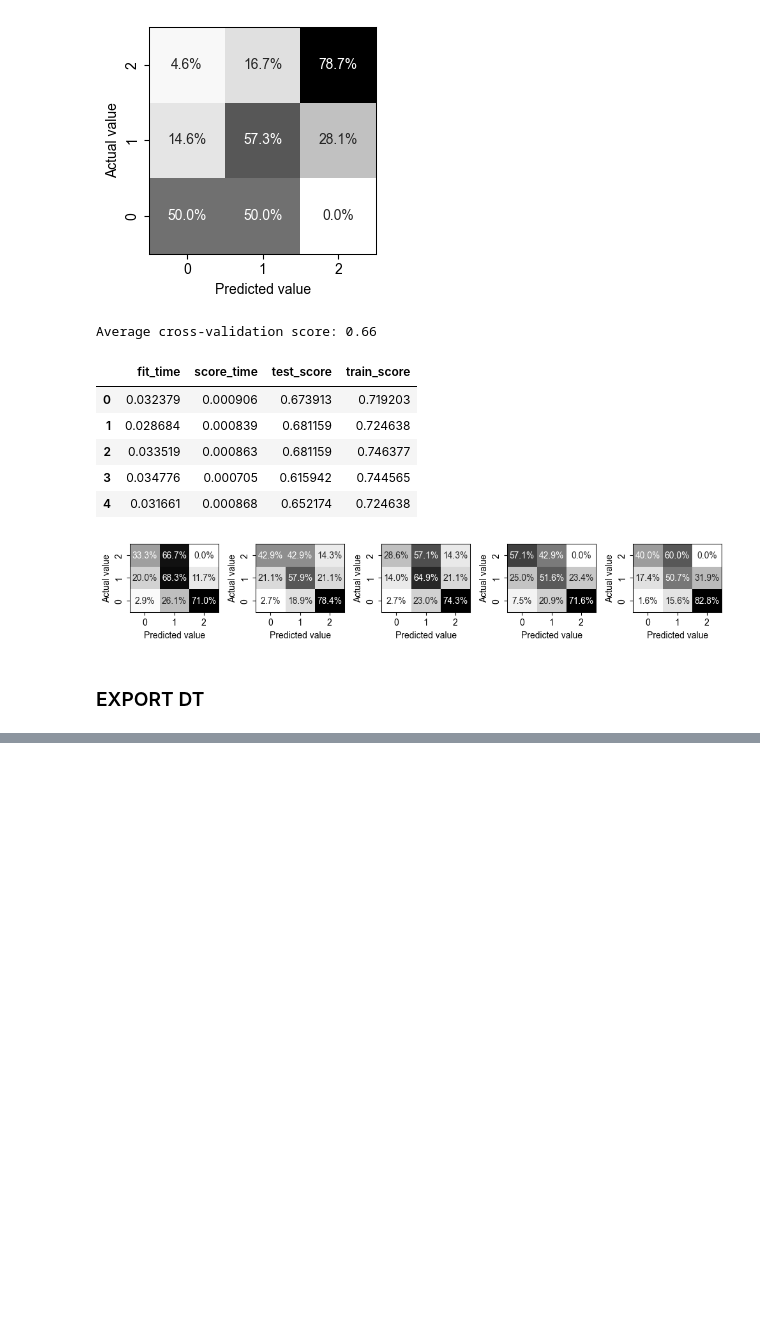
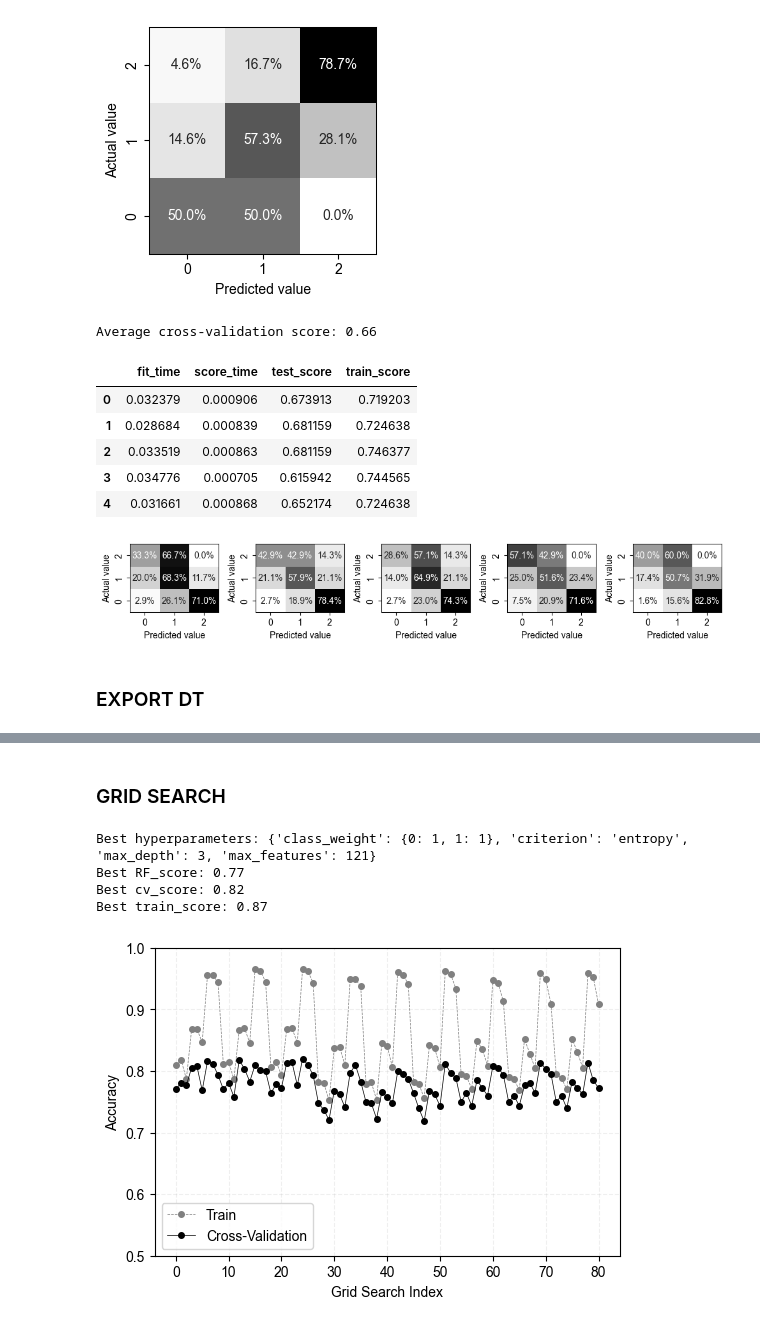
Before and after one commit to ljkaras/tree-based-methods, a Jupyter notebook: tree_based_methods.ipynb, the cells around one changed output, grey strips where cells are left out. Cells and saved outputs as stored; diff of their text form; code cells hidden in the pictures; blank space fills up the shorter version.

```diff
--- a/tree_based_methods.ipynb
+++ b/tree_based_methods.ipynb
@@ -760,0 +886,79 @@ Average cross-validation score: 0.66
+# %% [markdown]
+### GRID SEARCH
+# %%
+# Set the number of splits for k-fold cross-validation
+kfold_splits = 10
+
+# Get the number of features in the training data
+n_features = X_train.shape[1]
+
+# Define different values for max_features, criterion, class_weight, and max_depth
+max_features = [n_features, int(n_features/2), int(n_features/10)]
+criterion = ['gini', 'entropy', 'log_loss']
+class_weight = [{0: 1, 1: 1}, {0: 2, 1: 1}, {0: 1, 1: 2}]
+max_depth = [2, 3, 5]
+# n_estimators = np.arange(20, 200, 10)
+
+# ---------------------------------------------------------------------------------------------#
+kfold = KFold(n_splits=kfold_splits, shuffle=True, random_state=random_state)
+param_grid = {'criterion': criterion,
+              'class_weight': class_weight,
+              'max_features': max_features,
+              'max_depth': max_depth
+#               'n_estimators': n_estimators
+             }
+
+grid_search = GridSearchCV(RandomForestClassifier(n_estimators=100), param_grid, cv=kfold, return_train_score=True)
+grid_search.fit(XRF_train, yRF_train)
+
+## Find the best hyperparameter based on a scoring system that takes into account overfitting]
+best_RF_score = -1  # Initialize with a low value
+best_hyperparameters = None
+best_cv_score = None
+best_train_score = None
+epsilon = 1e-5  # overfitting penalty
+
+results_grid = pd.DataFrame(grid_search.cv_results_)
+# display(results_grid) # display dataframe with all results.
+
+for idx, row in results_grid.iterrows():
+    train_score = row['mean_train_score']
+    cv_score = row['mean_test_score']
+
+    # Calculate the RF_score
+    RF_score = cv_score * (cv_score / (train_score + epsilon)) # epsilon = 1e-5
+
+    # Check if the current RF_score is better than the best one so far
+    if RF_score > best_RF_score:
+        best_RF_score = RF_score
+        best_hyperparameters = row['params']
+        best_cv_score = row['mean_test_score']
+        best_train_score = row['mean_train_score']
+
+# Print the results
+print(f"Best hyperparameters: {best_hyperparameters}")
+print(f"Best RF_score: {best_RF_score:.2f}")
+print(f"Best cv_score: {best_cv_score:.2f}")
+print(f"Best train_score: {best_train_score:.2f}")
+
+plt.figure(figsize=(6, 4))
+markersize=4
+linewidth = 0.5
+plt.plot(results_grid.index, results_grid['mean_train_score'], marker="o", markersize=markersize, linewidth=linewidth, label="Train", linestyle="--", color="gray")
+plt.plot(results_grid.index, results_grid['mean_test_score'], marker="o", markersize=markersize, linewidth=linewidth, label="Cross-Validation", linestyle="-", color="black")
+
+plt.xlabel('Grid Search Index')
+plt.ylabel('Accuracy')
+plt.legend(loc="upper right")
+plt.grid(True, linestyle='--', alpha=0.2)
+plt.ylim(0.5, 1.0)  # Corrected line
+
+plt.legend()
+plt.grid(True)
+plt.show()
+# %% [output]
+Best hyperparameters: {'class_weight': {0: 1, 1: 1}, 'criterion': 'entropy', 'max_depth': 3, 'max_features': 121}
+Best RF_score: 0.77
+Best cv_score: 0.82
+Best train_score: 0.87
+[figure, added]
```
Also changed, not shown: parts of 20 cells of this notebook.
